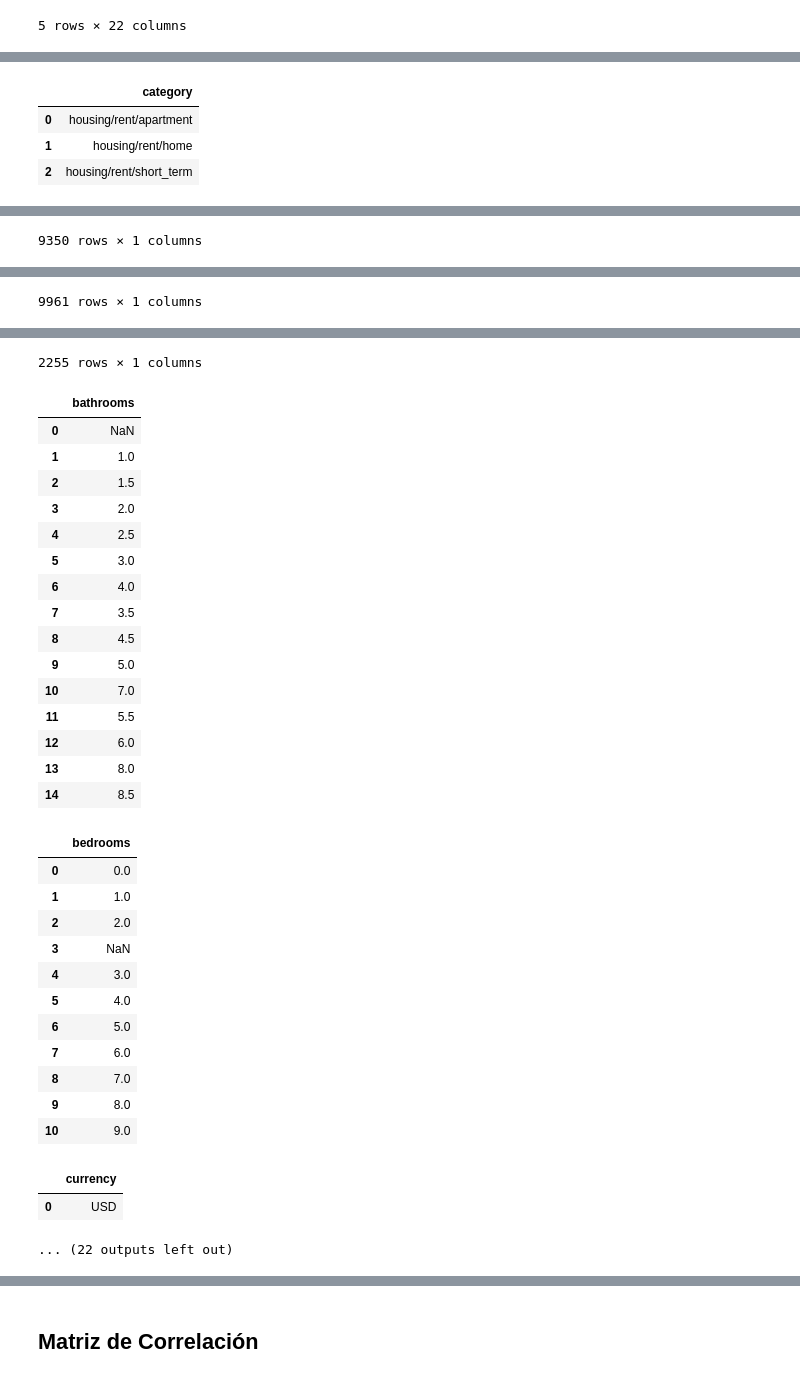
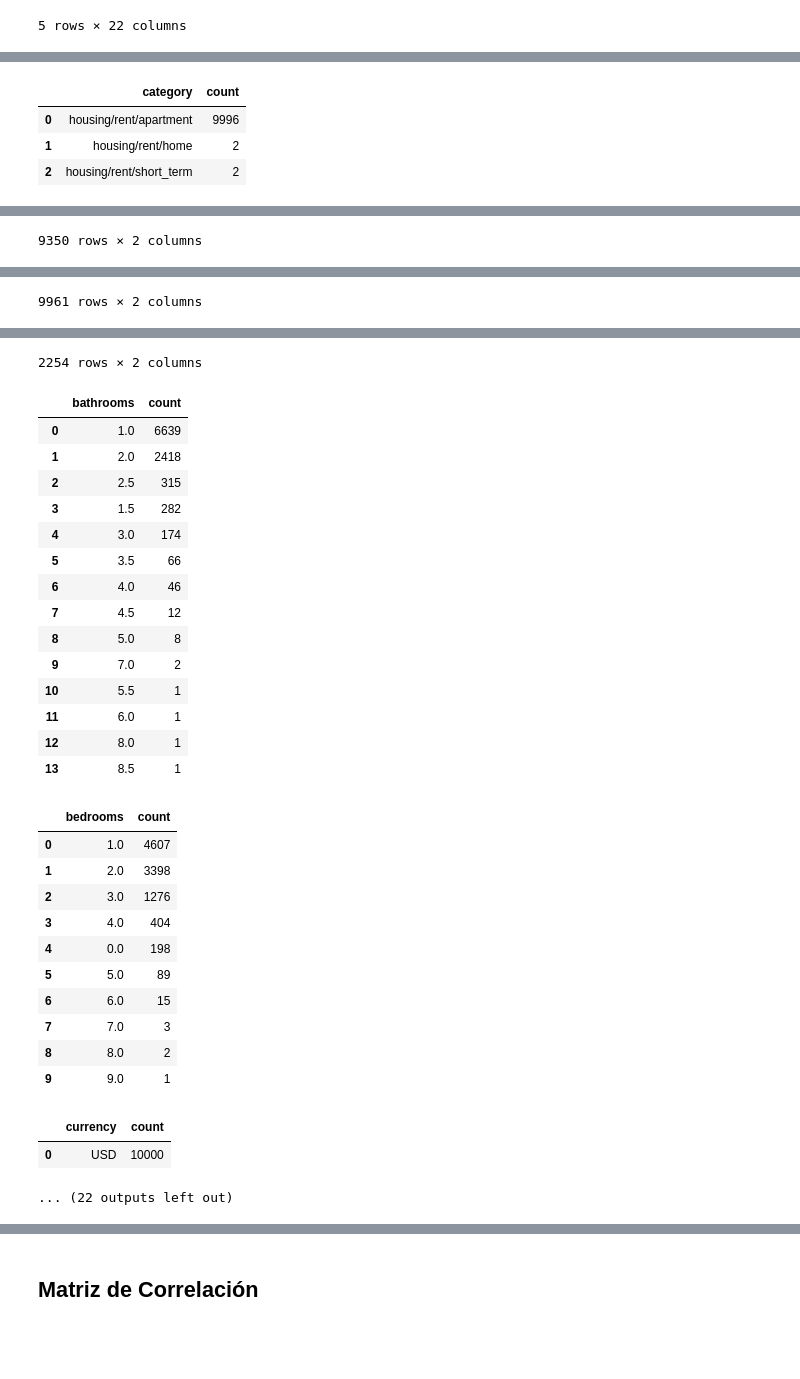
Before and after one commit to AngelaOrtiz918/Arrendamiento, a Jupyter notebook: Exploración y Preparación de los Datos/Exploración de Datos.ipynb, the cells around one changed output, grey strips where cells are left out. Drawn from its saved outputs; the diff is of its cells as text; code cells hidden in the pictures; blank space fills up the shorter version.

```diff
--- a/Exploración y Preparación de los Datos/Exploración de Datos.ipynb
+++ b/Exploración y Preparación de los Datos/Exploración de Datos.ipynb
@@ -18,6 +39,7 @@ df.head()
 # %%
 for col in df.columns:
     columna = col
-    unique_df = pd.DataFrame({columna: df[columna].unique()})
-    display(unique_df)
+    unique_values = df[columna].value_counts().reset_index()
+    unique_values.columns = [columna, 'count']
+    display(unique_values)
 # %% [output]
@@ -37,4 +59,4 @@ for col in df.columns:
-|  | category |
-| 0 | housing/rent/apartment |
-| 1 | housing/rent/home |
-| 2 | housing/rent/short_term |
+|  | category | count |
+| 0 | housing/rent/apartment | 9996 |
+| 1 | housing/rent/home | 2 |
+| 2 | housing/rent/short_term | 2 |
@@ -53 +75 @@ for col in df.columns:
-9350 rows × 1 columns
+9350 rows × 2 columns
@@ -66 +88 @@ for col in df.columns:
-9961 rows × 1 columns
+9961 rows × 2 columns
@@ -79,34 +101,32 @@ for col in df.columns:
-2255 rows × 1 columns
+2254 rows × 2 columns
-|  | bathrooms |
-| 0 | NaN |
-| 1 | 1.0 |
-| 2 | 1.5 |
-| 3 | 2.0 |
-| 4 | 2.5 |
-| 5 | 3.0 |
-| 6 | 4.0 |
-| 7 | 3.5 |
-| 8 | 4.5 |
-| 9 | 5.0 |
-| 10 | 7.0 |
-| 11 | 5.5 |
-| 12 | 6.0 |
-| 13 | 8.0 |
-| 14 | 8.5 |
+|  | bathrooms | count |
+| 0 | 1.0 | 6639 |
+| 1 | 2.0 | 2418 |
+| 2 | 2.5 | 315 |
+| 3 | 1.5 | 282 |
+| 4 | 3.0 | 174 |
+| 5 | 3.5 | 66 |
+| 6 | 4.0 | 46 |
+| 7 | 4.5 | 12 |
+| 8 | 5.0 | 8 |
+| 9 | 7.0 | 2 |
+| 10 | 5.5 | 1 |
+| 11 | 6.0 | 1 |
+| 12 | 8.0 | 1 |
+| 13 | 8.5 | 1 |
-|  | bedrooms |
-| 0 | 0.0 |
-| 1 | 1.0 |
-| 2 | 2.0 |
-| 3 | NaN |
-| 4 | 3.0 |
-| 5 | 4.0 |
-| 6 | 5.0 |
-| 7 | 6.0 |
-| 8 | 7.0 |
-| 9 | 8.0 |
-| 10 | 9.0 |
+|  | bedrooms | count |
+| 0 | 1.0 | 4607 |
+| 1 | 2.0 | 3398 |
+| 2 | 3.0 | 1276 |
+| 3 | 4.0 | 404 |
+| 4 | 0.0 | 198 |
+| 5 | 5.0 | 89 |
+| 6 | 6.0 | 15 |
+| 7 | 7.0 | 3 |
+| 8 | 8.0 | 2 |
+| 9 | 9.0 | 1 |
-|  | currency |
-| 0 | USD |
+|  | currency | count |
+| 0 | USD | 10000 |
 ... (22 outputs left out)
 # %%
 # Eliminar columnas en las que los datos no varían
```
Also changed, not shown: parts of 37 cells of this notebook, 3 other files.
